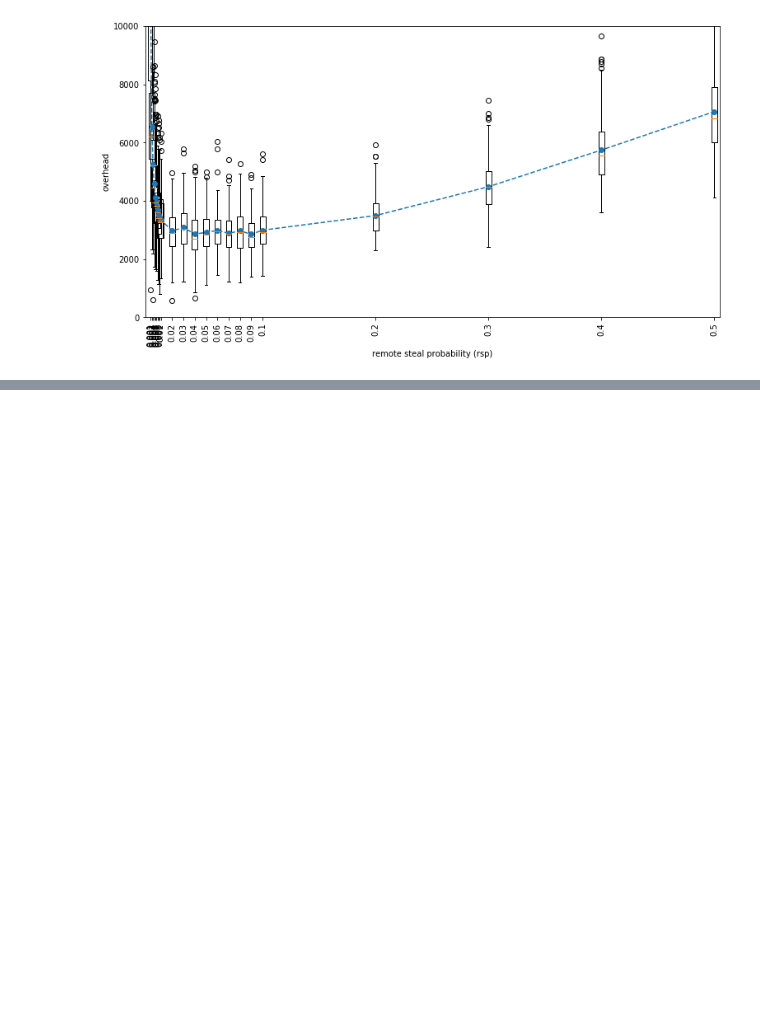
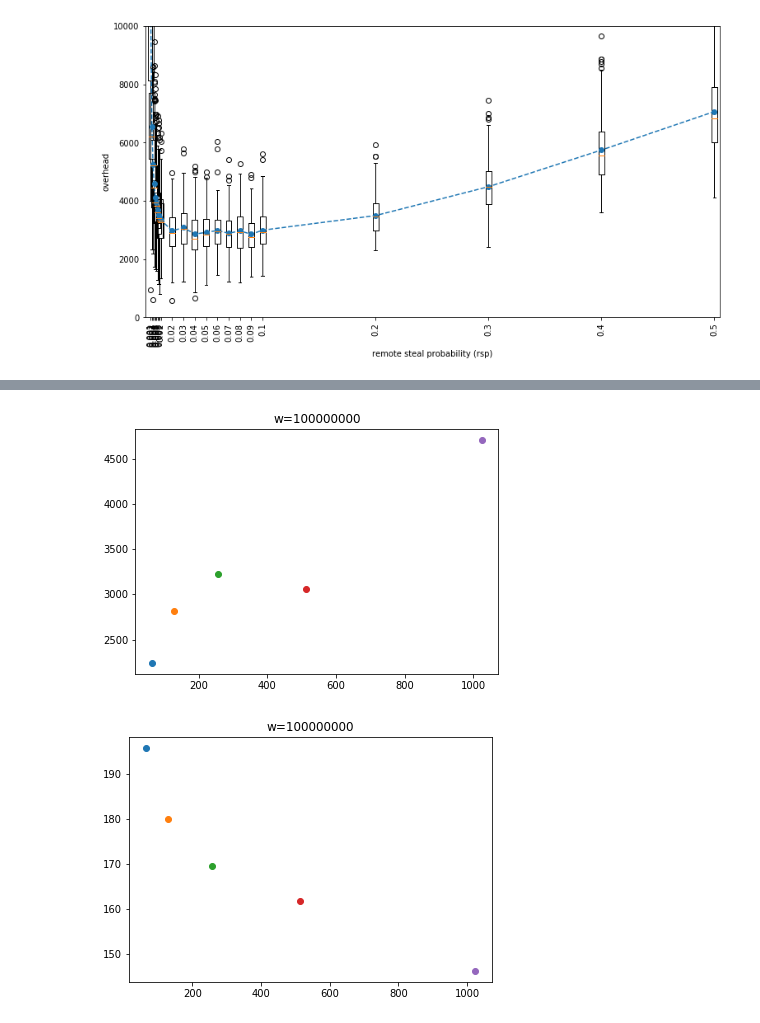
Before and after one commit to wagnerf42/ws-simulator, a Jupyter notebook: result/strategy/simulation_ipynb/simulation_thesis_proba.ipynb, the cells around one changed output, grey strips where cells are left out. Cells and saved outputs as stored; diff of their text form; code cells hidden in the pictures; blank space fills up the shorter version.

```diff
--- a/result/strategy/simulation_ipynb/simulation_thesis_proba.ipynb
+++ b/result/strategy/simulation_ipynb/simulation_thesis_proba.ipynb
@@ -349,0 +458,26 @@ plt.legend()
+# %%
+best_w_i, best_p_i, best_l_i = best_value_is_dict(directory, 0)
+best_w_e, best_p_e, best_l_e = best_value_es_dict(directory, 0)
+# %%
+fig = plt.figure()
+fig.set_size_inches(6.5, 4.5, forward=True)
+
+for k in best_l_i.keys():
+    if k[0] == 100000000 and k[1] in [32]:
+        for i in best_l_i[k].keys():
+            plt.title("w="+str(k[0]))
+            plt.plot(i, best_l_i[k][i], "o-", label="$w$="+str(i))
+            #plt.legend()
+
+fig = plt.figure()
+fig.set_size_inches(6.5, 4.5, forward=True)
+
+for k in best_l_e.keys():
+    if k[0] == 100000000 and k[1] in [32]:
+        for i in best_l_e[k].keys():
+            plt.title("w="+str(k[0]))
+            plt.plot(i, best_l_e[k][i], "o-", label="$w$="+str(i))
+            #plt.legend()
+# %% [output]
+[figure, added]
+[figure, added]
```
Also changed, not shown: parts of 13 cells of this notebook, 5 other files.
